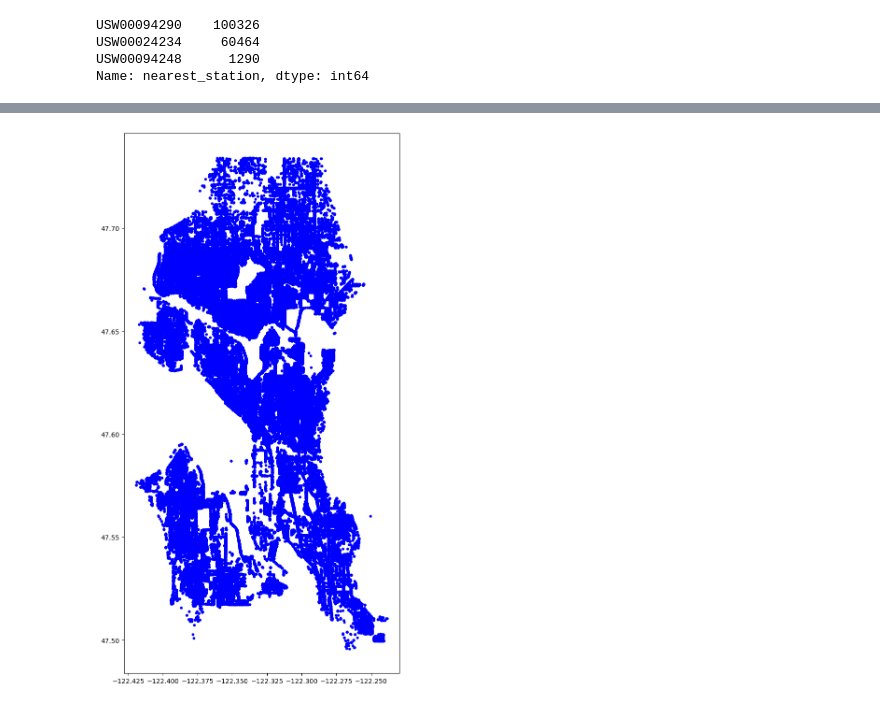
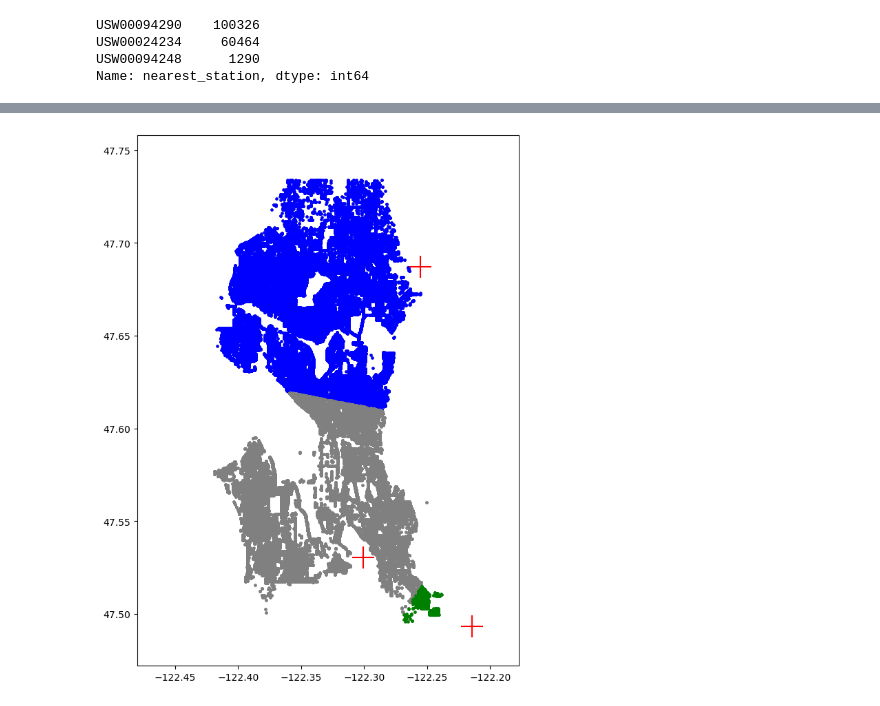
Before and after one commit to BrettlyCD/seattle-trees-project, a Jupyter notebook: notebooks/02_exploratory_data_analysis.ipynb, the cells around one changed output, grey strips where cells are left out. Drawn from its saved outputs; the diff is of its cells as text; code cells hidden in the pictures.

Commit message:
Validate location matching on a plot.

```diff
--- a/notebooks/02_exploratory_data_analysis.ipynb
+++ b/notebooks/02_exploratory_data_analysis.ipynb
@@ -178,5 +179,8 @@ Confirm Trees lat-lon is distributed accross the area
 # %%
-crs = {'init': 'epsg:4326'}
-geometry = [Point(xy) for xy in zip( trees_data['long_trees'], trees_data['lat_trees'])]
-geometry[:3]
+crs = {'init': 'epsg:4326'} #standardization for geo data
+geometry1 = [Point(xy) for xy in zip(trees_data['long_trees'], trees_data['lat_trees'])] #create points for trees location
+geometry2 = [Point(xy) for xy in zip(climate_data['long_climate'], climate_data['lat_climate'])] #create points for weather stations
+
+print(geometry1[:3])
+print(geometry2[:3])
 # %% [output]
@@ -186,3 +189,3 @@ geometry[:3]
 # %%
-geo_df = gpd.GeoDataFrame(trees_data, crs = crs, geometry = geometry)
-geo_df.head()
+trees_geo_df = gpd.GeoDataFrame(trees_data, crs=crs, geometry=geometry1)
+stations_geo_df = gpd.GeoDataFrame(climate_data, crs = crs, geometry=geometry2)
@@ -196,6 +191,0 @@ geo_df.head()
-# %%
-fig, ax = plt.subplots(figsize = (15,15))
-geo_df.plot(ax = ax, markersize = 10, color = 'b', marker = 'o')
-plt.show()
-# %% [output]
-[figure, removed]
@@ -203,0 +192,15 @@ plt.show()
+# %%
+fig, ax = plt.subplots(figsize = (10,10))
+trees_geo_df.plot(ax=ax, markersize=5, color='gray', marker='o')
+trees_geo_df[trees_geo_df['nearest_station'] == 'USW00094290'].plot(ax=ax, markersize=5, color='blue', marker='o')
+trees_geo_df[trees_geo_df['nearest_station'] == 'USW00024234'].plot(ax=ax, markersize=5, color='gray', marker='o')
+trees_geo_df[trees_geo_df['nearest_station'] == 'USW00094248'].plot(ax=ax, markersize=5, color='green', marker='o')
+
+stations_geo_df.plot(ax=ax, markersize=500, color='red', marker='+')
+
+#zoom into rough seattle area by adding some space around the min and max values
+plt.axis([trees_data['long_trees'].min()*1.0005, trees_data['long_trees'].max()*.9995, trees_data['lat_trees'].min()*0.9995, trees_data['lat_trees'].max()*1.0005])
+
+plt.show()
+# %% [output]
+[figure, added]
```
Also changed, not shown: parts of 9 cells of this notebook.
